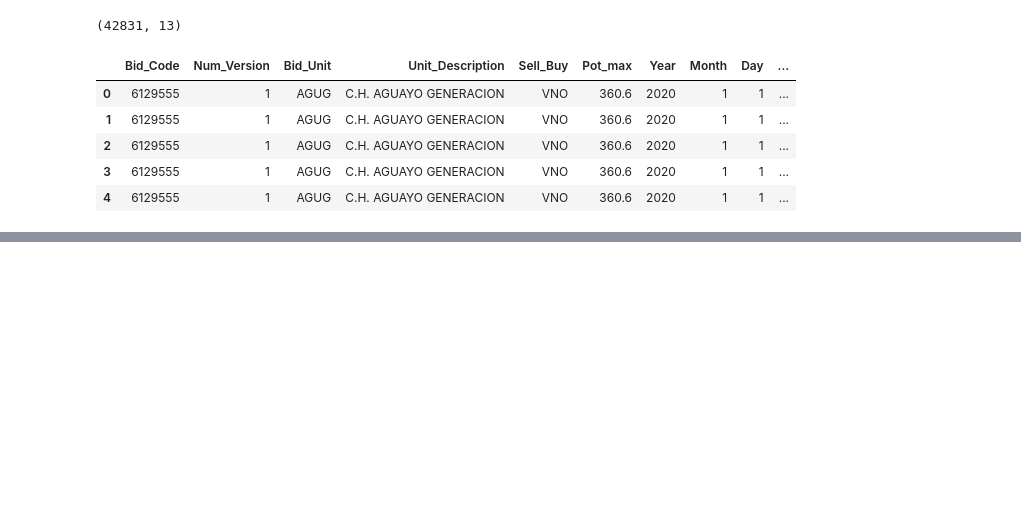
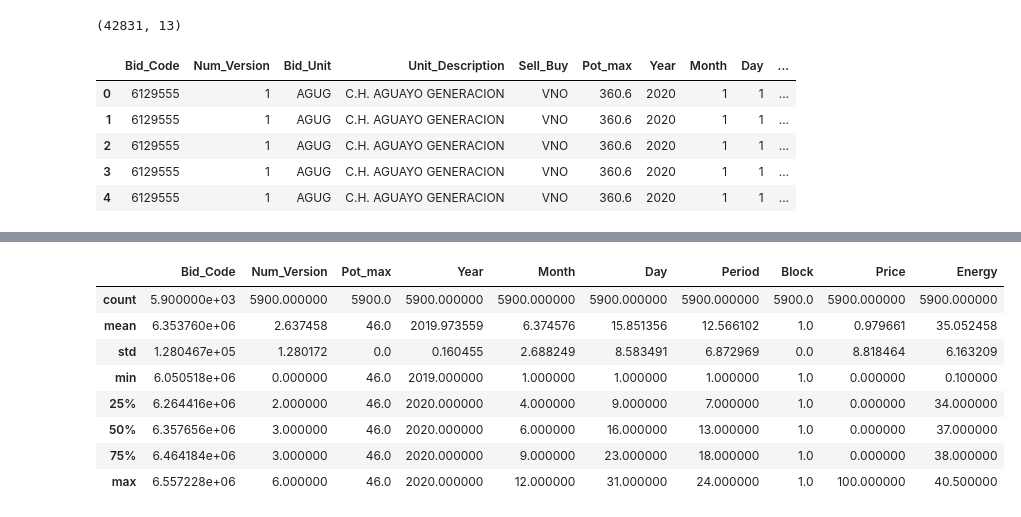
Before and after one commit to luisdelpozo/TFM, a Jupyter notebook: TFM_df_sel_unit_v0.ipynb, the cells around one changed output, grey strips where cells are left out. Saved outputs shown, nothing was run; the diff lists cells and outputs as text; code cells hidden in the pictures; blank space fills up the shorter version.

```diff
--- a/TFM_df_sel_unit_v0.ipynb
+++ b/TFM_df_sel_unit_v0.ipynb
@@ -533,0 +602,3 @@ df_MULA.describe()
+# %%
+#BIOMASS
+df_ENCEHUELVA = df_sel_unit('ENEVD14')
@@ -533,0 +607,12 @@ df_MULA.describe()
+# %%
+df_ENCEHUELVA.describe()
+# %% [output]
+|  | Bid_Code | Num_Version | Pot_max | Year | Month | Day | Period | Block | Price | Energy |
+| count | 5.900000e+03 | 5900.000000 | 5900.0 | 5900.000000 | 5900.000000 | 5900.000000 | 5900.000000 | 5900.0 | 5900.000000 | 5900.000000 |
+| mean | 6.353760e+06 | 2.637458 | 46.0 | 2019.973559 | 6.374576 | 15.851356 | 12.566102 | 1.0 | 0.979661 | 35.052458 |
+| std | 1.280467e+05 | 1.280172 | 0.0 | 0.160455 | 2.688249 | 8.583491 | 6.872969 | 0.0 | 8.818464 | 6.163209 |
+| min | 6.050518e+06 | 0.000000 | 46.0 | 2019.000000 | 1.000000 | 1.000000 | 1.000000 | 1.0 | 0.000000 | 0.100000 |
+| 25% | 6.264416e+06 | 2.000000 | 46.0 | 2020.000000 | 4.000000 | 9.000000 | 7.000000 | 1.0 | 0.000000 | 34.000000 |
+| 50% | 6.357656e+06 | 3.000000 | 46.0 | 2020.000000 | 6.000000 | 16.000000 | 13.000000 | 1.0 | 0.000000 | 37.000000 |
+| 75% | 6.464184e+06 | 3.000000 | 46.0 | 2020.000000 | 9.000000 | 23.000000 | 18.000000 | 1.0 | 0.000000 | 38.000000 |
+| max | 6.557228e+06 | 6.000000 | 46.0 | 2020.000000 | 12.000000 | 31.000000 | 24.000000 | 1.0 | 100.000000 | 40.500000 |
```
Also changed, not shown: parts of 27 cells of this notebook.
